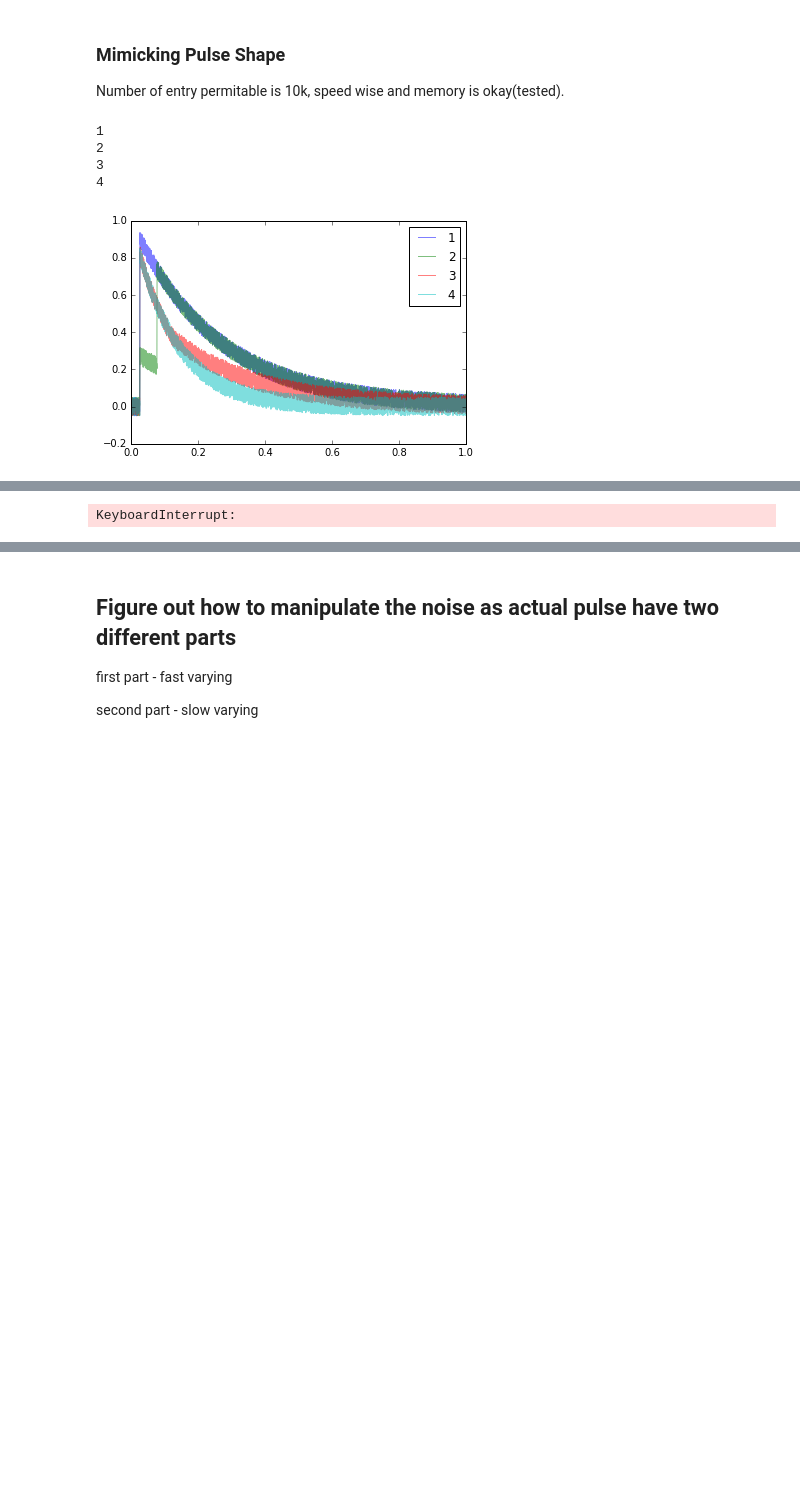
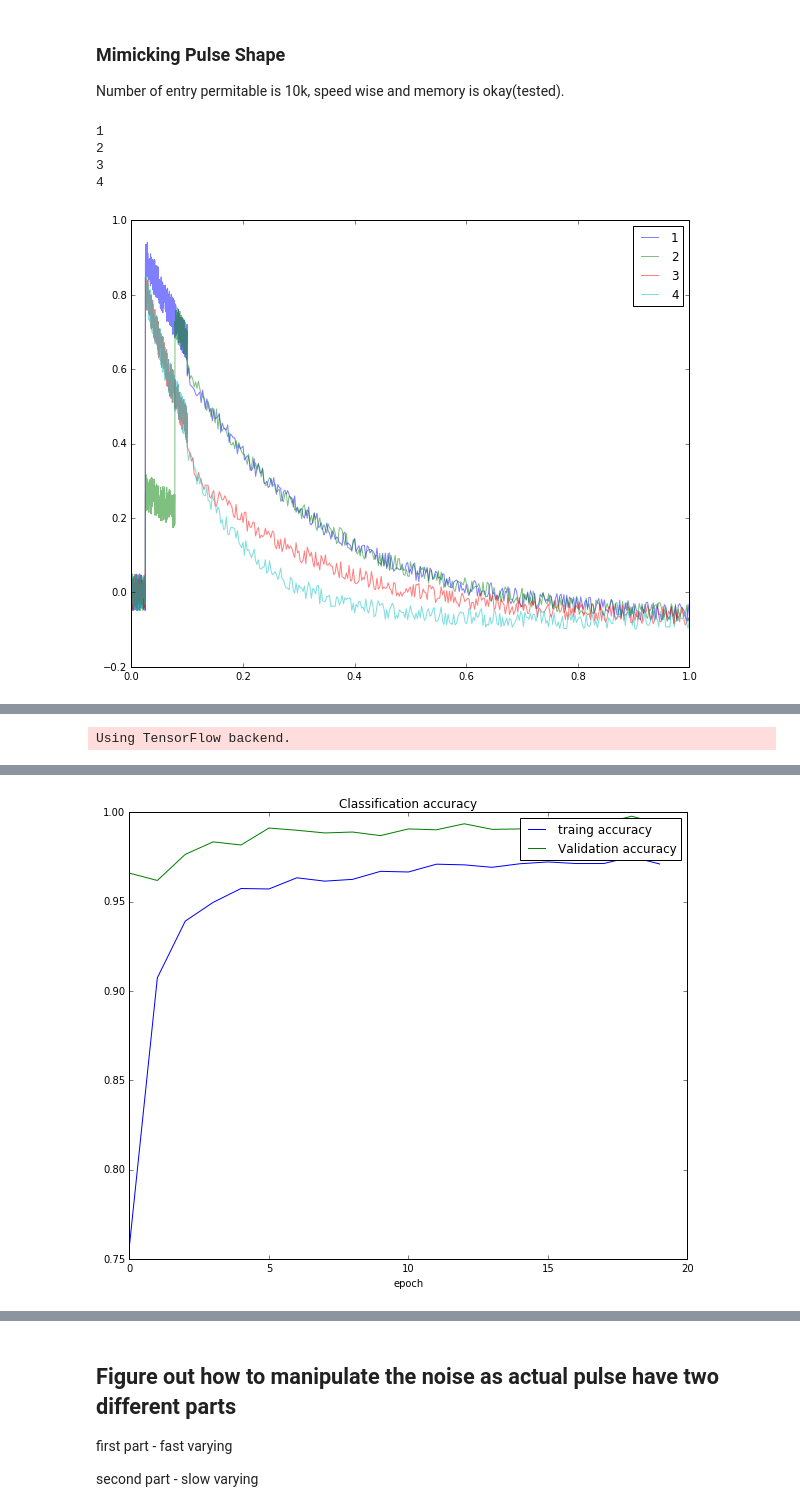
Before and after one commit to hareyakana/Presentation-Materials, a Jupyter notebook: Extension to concept.ipynb, the cells around one changed output, grey strips where cells are left out. Saved outputs shown, nothing was run; the diff lists cells and outputs as text; code cells hidden in the pictures; blank space fills up the shorter version.

```diff
--- a/Extension to concept.ipynb
+++ b/Extension to concept.ipynb
@@ -5,6 +5,8 @@ Number of entry permitable is 10k, speed wise and memory is okay(tested).
 # %%
 import numpy as np
 import matplotlib.pyplot as plt
+
+plt.rcParams['figure.figsize'] = (10.0, 8.0)
 
 noise = 0.1
 
@@ -21,12 +23,38 @@ def x_generator(n):
 
 x_axis = x_generator(n)
 
+"""Noise manipulator"""
+
+def slowvary(no_of_x,noise):
+	z = np.random.rand(int(no_of_x/10.+1.))*noise
+	y = np.zeros(no_of_x)
+	for i in range(no_of_x):
+		y1 = int(i/10.)
+		y2 = int(i/10.+1)
+		f = z[y2]-z[y1]
+		y[i] = z[y1] + f*(i%10)/10.
+	return y
+
+def noisegen(x, no_of_x):
+    y = np.zeros(no_of_x)
+    y1 = no_of_x-400
+    y2 = 0.5*x
+    test = slowvary(y1,y2)
+    for i in range(no_of_x):
+        if i <400:
+            y[i] = np.random.rand(1)*x - x/2.
+        else:
+            y[i] = test[i-400]-0.1
+    return y
+
+""" functions """
+
 def beta(x):
     yall = np.zeros((n,no_of_x))
     for i in range(n):
         y = x[i]*4
         yall[i] = np.piecewise(y, [y<0.1, y>=0.1], [lambda y:0, lambda y: np.exp(-y)])
-        yall[i] = yall[i] + (np.random.rand(no_of_x)*noise - noise/2.)
+        yall[i] = yall[i] + noisegen(noise,no_of_x)
     return yall
 
 def gamma(x):
@@ -35,7 +63,7 @@ def gamma(x):
         pileup = np.random.rand(1)*0.4
         y = x[i]*4
         yall[i] = np.piecewise(y, [y < 0.1, y>=0.1 , y >= pileup], [lambda y:0 ,lambda y:0.3*np.exp(-y), lambda y:np.exp(-y)])
-        yall[i] = yall[i] + (np.random.rand(no_of_x)*noise - noise/2.)
+        yall[i] = yall[i] + noisegen(noise,no_of_x)
     return yall
 
 def alt1(x):
@@ -44,7 +72,7 @@ def alt1(x):
     for i in range(n):
         y = x[i]*4
         yall[i] = np.piecewise(y, [y < 0.1, y>=0.1, y >= half], [lambda y:0 ,lambda y:np.exp(-2*y), lambda y:np.exp(-(y+0.5))])
-        yall[i] = yall[i] + (np.random.rand(no_of_x)*noise - noise/2.)
+        yall[i] = yall[i] + noisegen(noise,no_of_x)
     return yall
 
 def alt3(x):
@@ -52,7 +80,7 @@ def alt3(x):
     for i in range(n):
         y = x[i]*4
         yall[i] = np.piecewise(y, [y<0.1, y>=0.1], [lambda y:0,lambda y:np.exp(-2*y)])
-        yall[i] = yall[i] + (np.random.rand(no_of_x)*noise - noise/2.)
+        yall[i] = yall[i] + noisegen(noise,no_of_x)
     return yall
 
 x1 = beta(x_axis)
@@ -125,51 +153,51 @@ label_test = keras.utils.to_categorical(label_test, classes)
 from keras.models import Model, Sequential, load_model
 from keras.layers import Input, Dense, Activation, Conv1D, MaxPooling1D, Dropout, Flatten, BatchNormalization
 
 from keras.regularizers import l2
 from keras.optimizers import SGD
 
 """ Convulution Neural Network """
 
 model = Sequential()
 model.add(Conv1D(8, kernel_size=3, activation="relu", input_shape=(no_of_x,1)))
 model.add(Conv1D(16, 3, activation="relu"))
 model.add(MaxPooling1D(pool_size=2))
 model.add(Dropout(0.25))
 model.add(Flatten())
 model.add(Dense(32,activation="relu"))
 model.add(Dropout(0.5))
 model.add(Dense(classes,activation="softmax"))
 model.summary()
 model.compile(loss = keras.losses.categorical_crossentropy, optimizer = keras.optimizers.Adadelta(), metrics=['accuracy'])
-# history = model.fit(data_train, label_train, batch_size=50, epochs=20, verbose=1, validation_data=(data_test,label_test))
+history = model.fit(data_train, label_train, batch_size=50, epochs=20, verbose=1, validation_data=(data_test,label_test))
 score = model.evaluate(data_test, label_test, verbose=0)
 print('Test loss:', score[0])
 print('Test accuracy:', score[1])
 
-# print(history.history.keys())
-# plt.figure()
-# plt.title("Classification accuracy")
-# plt.xlabel("epoch")
-# plt.plot(history.history['acc'],label="traing accuracy")
-# plt.plot(history.history['val_acc'],label="Validation accuracy")
-# plt.legend()
-# plt.show()
+print(history.history.keys())
+plt.figure()
+plt.title("Classification accuracy")
+plt.xlabel("epoch")
+plt.plot(history.history['acc'],label="traing accuracy")
+plt.plot(history.history['val_acc'],label="Validation accuracy")
+plt.legend()
+plt.show()
 
-# plt.figure()
-# plt.title("Loss function")
-# plt.xlabel("epoch")
-# plt.plot(history.history['loss'],label="training loss")
-# plt.plot(history.history['val_loss'],label="Validation loss")
-# plt.legend()
-# plt.show()
+plt.figure()
+plt.title("Loss function")
+plt.xlabel("epoch")
+plt.plot(history.history['loss'],label="training loss")
+plt.plot(history.history['val_loss'],label="Validation loss")
+plt.legend()
+plt.show()
 
-# print("Classification accuracy =",history.history['val_acc'][-1])
+print("Classification accuracy =",history.history['val_acc'][-1])
 # %% [output]
 1
 2
 3
 4
-[figure, old version]
+[figure, new version]
 Separation
 training label
 test label
@@ -190 +204 @@ Epoch 1/20
-KeyboardInterrupt:
+Using TensorFlow backend.
@@ -190,0 +222 @@ KeyboardInterrupt:
+[figure, added]
```
Also changed, not shown: parts of 2 cells of this notebook, 6 other files.
